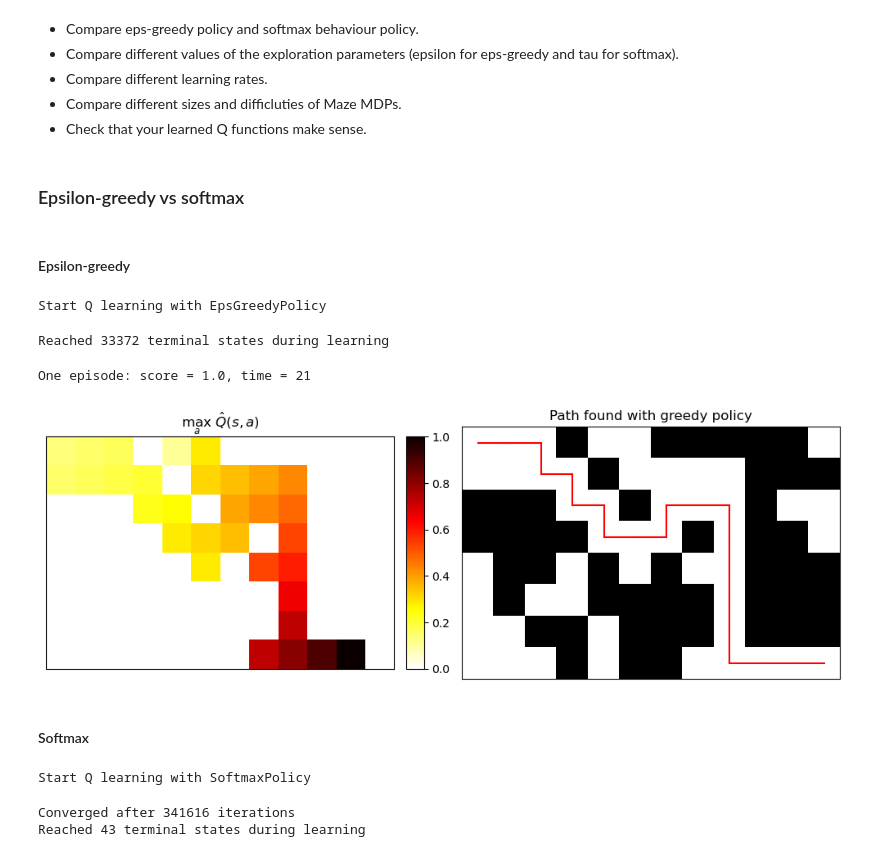
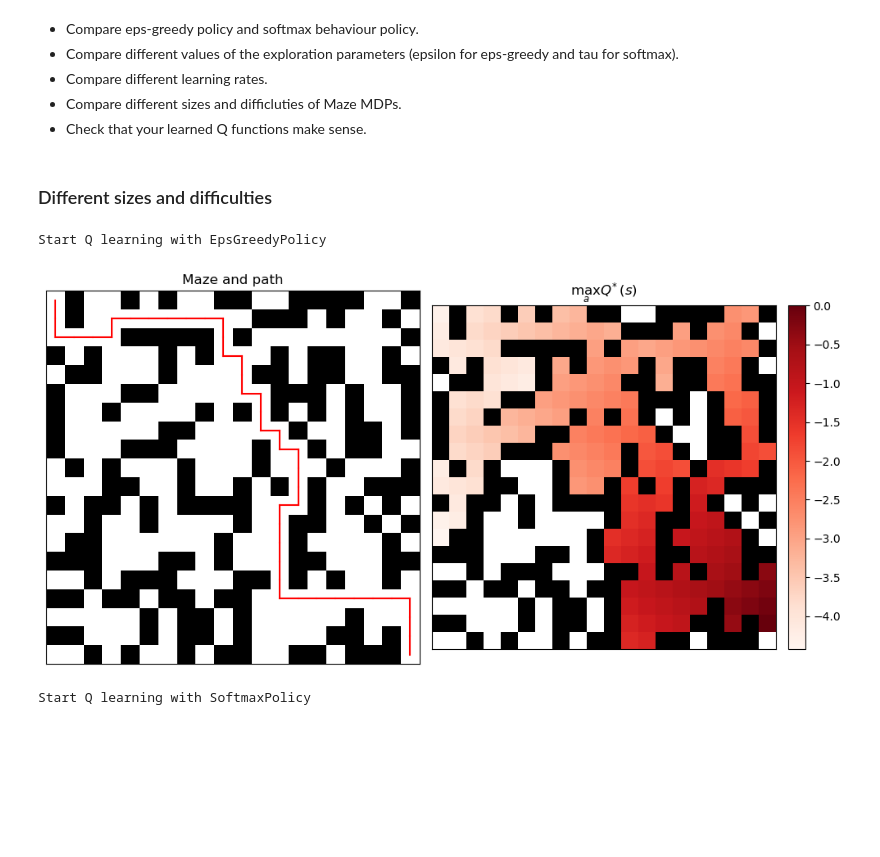
Before and after one commit to tms-gvd/lab_qlearning, a Jupyter notebook: results.ipynb, the cells around one changed output. Drawn from its saved outputs; the diff is of its cells as text; code cells hidden in the pictures; blank space fills up the shorter version.

```diff
--- a/results.ipynb
+++ b/results.ipynb
@@ -32,5 +74,3 @@ plot_maze_q_star(big_grid, big_q)
 - Compare different learning rates.
 - Compare different sizes and difficluties of Maze MDPs.
 - Check that your learned Q functions make sense.
-# %% [markdown]
-### Epsilon-greedy vs softmax
@@ -40,23 +77,19 @@ NB_ITER = int(1e6)
-# %% [markdown]
-#### Epsilon-greedy
+# %% [markdown]
+### Different sizes and difficulties
 # %%
-pol_eps = EpsGreedyPolicy(small_mdp, epsilon=0.3).get_action
-q_eps, list_errors_eps, counts_eps = QLearning(small_mdp, pol_eps, small_q, alpha=ALPHA, nb_iter=NB_ITER)
+pol_eps = EpsGreedyPolicy(mdp, epsilon=.9).get_action
+qhat_eps, list_errors_eps = QLearning(mdp, pol_eps, qstar, best_t, patience=PATIENCE, alpha=ALPHA, nb_iter=NB_ITER)
+_, t_eps, path_eps = get_one_episode(mdp, qhat_eps)
 # %% [output]
 Start Q learning with EpsGreedyPolicy
-Reached 33372 terminal states during learning
-# %%
-score, t, path_eps = get_one_episode(small_mdp, q_eps)
-plot_path_q(path_eps, small_grid, q_eps)
-# %% [output]
-One episode: score = 1.0, time = 21
-[figure, removed]
-# %% [markdown]
-#### Softmax
+# %%
+plot_maze_path_q(grid, qhat_eps, path_eps)
+plt.tight_layout()
+# %% [output]
+[figure, added]
 # %%
-pol_soft = SoftmaxPolicy(small_mdp, tau=0.4).get_action
-q_soft, list_errors_soft, counts_soft = QLearning(small_mdp, pol_soft, small_q, alpha=ALPHA, nb_iter=NB_ITER)
+pol_soft = SoftmaxPolicy(mdp, tau=.9).get_action
+qhat_soft, list_errors_soft = QLearning(mdp, pol_soft, qstar, best_t, patience=PATIENCE, alpha=ALPHA, nb_iter=NB_ITER)
+_, t_soft, path_soft = get_one_episode(mdp, qhat_soft)
 # %% [output]
 Start Q learning with SoftmaxPolicy
-Converged after 341616 iterations
-Reached 43 terminal states during learning
```
Also changed, not shown: parts of 16 cells of this notebook, 1 other file.
